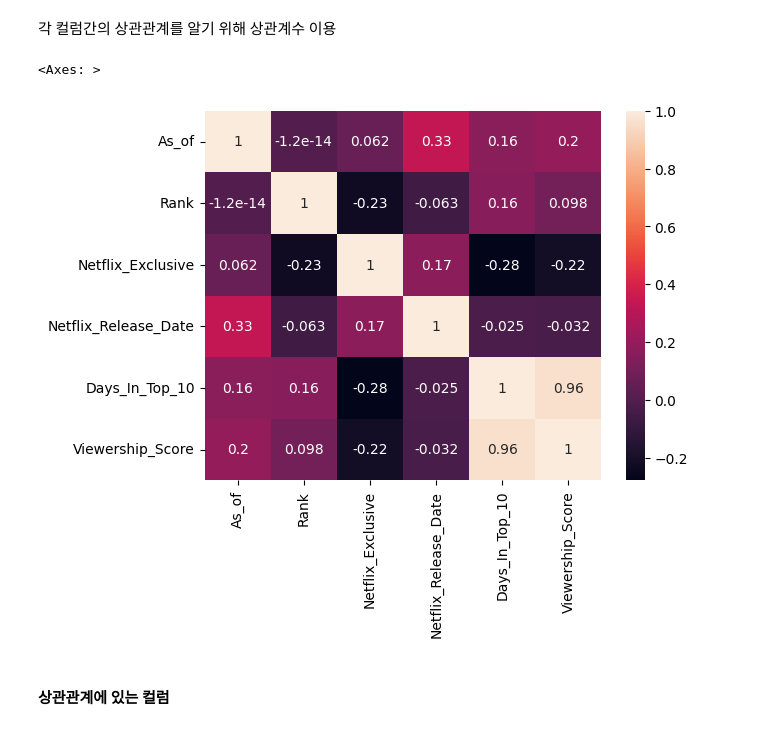
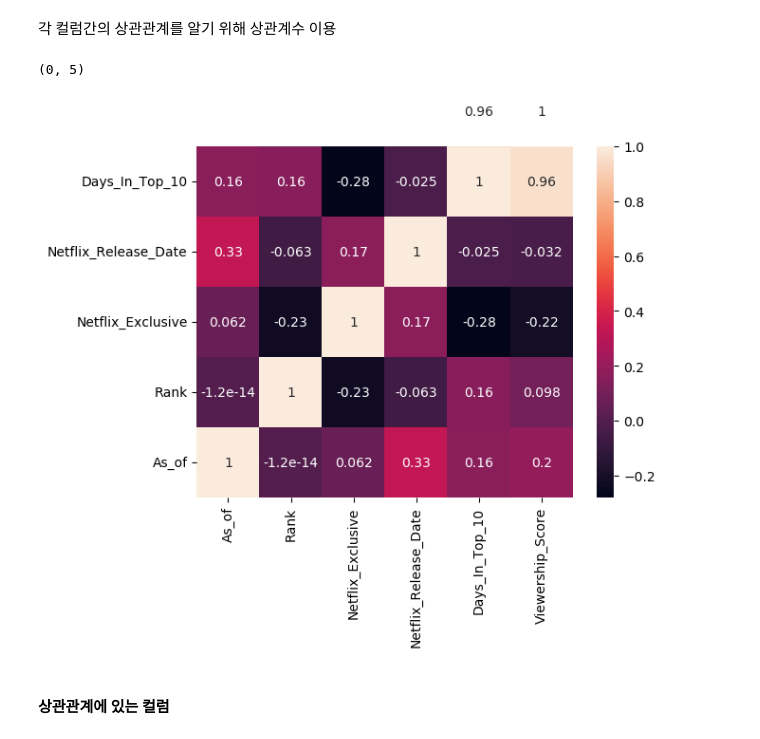
Before and after one commit to Ji-hyun714/Section2_PJ, a Jupyter notebook: Section2_PJ_정지현.ipynb, the cells around one changed output. Saved outputs shown, nothing was run; the diff lists cells and outputs as text; code cells hidden in the pictures.

```diff
--- a/Section2_PJ_정지현.ipynb
+++ b/Section2_PJ_정지현.ipynb
@@ -662,10 +682,10 @@ plt.show()
 각 컬럼간의 상관관계를 알기 위해 상관계수 이용
 # %%
 corr = df.corr()
-sns.heatmap(corr, annot=True)
+sns.heatmap(corr, annot=True).set_ylim(0,5)
 # %% [output]
-<Axes: >
+(0, 5)
-[figure, old version]
+[figure, new version]
 # %%
 # 높은 상관관계를 나타내는 컬럼 : Days_In_Top_10, Viewership_Score
 
```
Also changed, not shown: parts of 106 cells of this notebook.
